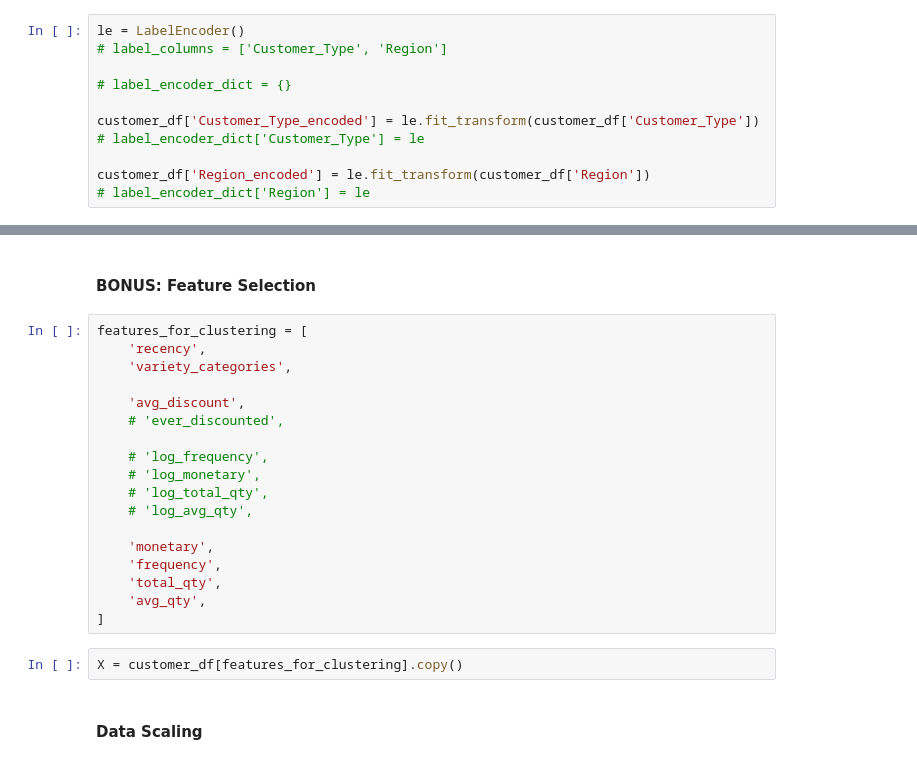
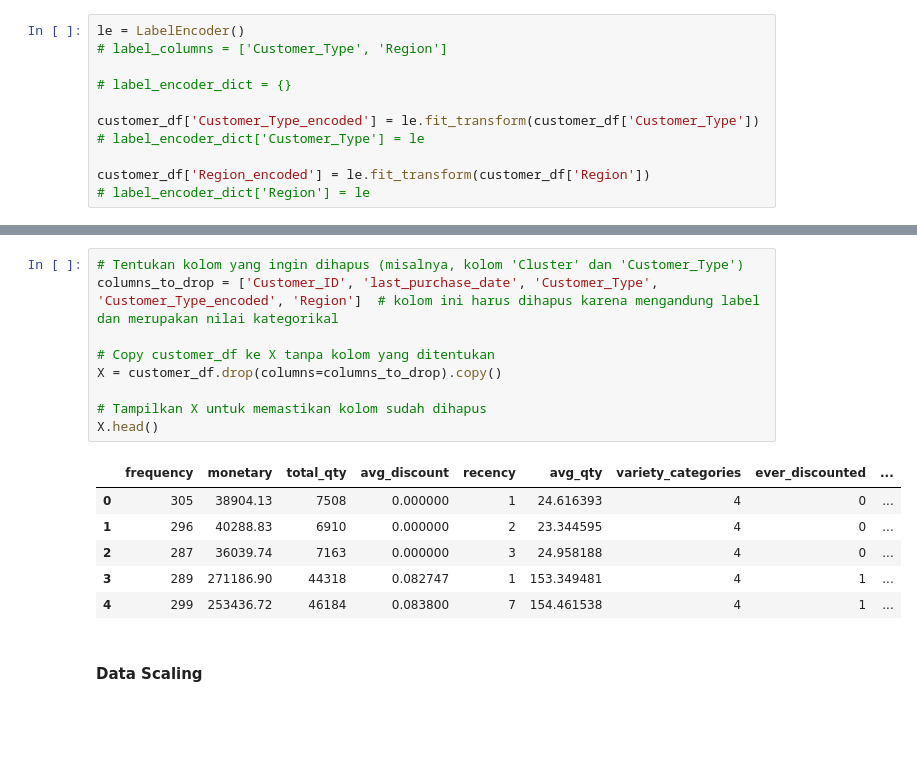
Before and after one commit to jijiau/Dicoding-Machine-Learning, a Jupyter notebook: [Clustering]_Submission_Akhir_BMLP_Jihan_Aurelia.ipynb, the cells around one changed output, grey strips where cells are left out. Drawn from its saved outputs; the diff is of its cells as text; blank space fills up the shorter version.

```diff
--- a/[Clustering]_Submission_Akhir_BMLP_Jihan_Aurelia.ipynb
+++ b/[Clustering]_Submission_Akhir_BMLP_Jihan_Aurelia.ipynb
@@ -578,28 +578,22 @@ customer_df.sample(5, random_state=0)
 | 2398 | CUS3156 | 302 | 44346.41 | 6956 | 0.00000 | 2023-12-29 | 1 | B2C | ... |
 | 5906 | CUS6313 | 274 | 42487.64 | 6383 | 0.00000 | 2023-12-23 | 7 | B2C | ... |
 | 2343 | CUS3106 | 297 | 40776.32 | 7097 | 0.00000 | 2023-12-30 | 0 | B2C | ... |
-# %% [markdown]
-#### **BONUS: Feature Selection**
-# %%
-features_for_clustering = [
-    'recency',
-    'variety_categories',
-
-    'avg_discount',
-    # 'ever_discounted',
-
-    # 'log_frequency',
-    # 'log_monetary',
-    # 'log_total_qty',
-    # 'log_avg_qty',
-
-    'monetary',
-    'frequency',
-    'total_qty',
-    'avg_qty',
-]
-# %%
-X = customer_df[features_for_clustering].copy()
+# %%
+# Tentukan kolom yang ingin dihapus (misalnya, kolom 'Cluster' dan 'Customer_Type')
+columns_to_drop = ['Customer_ID', 'last_purchase_date', 'Customer_Type', 'Customer_Type_encoded', 'Region']  # kolom ini harus dihapus karena mengandung label dan merupakan nilai kategorikal
+
+# Copy customer_df ke X tanpa kolom yang ditentukan
+X = customer_df.drop(columns=columns_to_drop).copy()
+
+# Tampilkan X untuk memastikan kolom sudah dihapus
+X.head()
+# %% [output]
+|  | frequency | monetary | total_qty | avg_discount | recency | avg_qty | variety_categories | ever_discounted | ... |
+| 0 | 305 | 38904.13 | 7508 | 0.000000 | 1 | 24.616393 | 4 | 0 | ... |
+| 1 | 296 | 40288.83 | 6910 | 0.000000 | 2 | 23.344595 | 4 | 0 | ... |
+| 2 | 287 | 36039.74 | 7163 | 0.000000 | 3 | 24.958188 | 4 | 0 | ... |
+| 3 | 289 | 271186.90 | 44318 | 0.082747 | 1 | 153.349481 | 4 | 1 | ... |
+| 4 | 299 | 253436.72 | 46184 | 0.083800 | 7 | 154.461538 | 4 | 1 | ... |
 # %% [markdown]
 #### **Data Scaling**
 # %%
```
Also changed, not shown: parts of 14 cells of this notebook, 2 other files.
